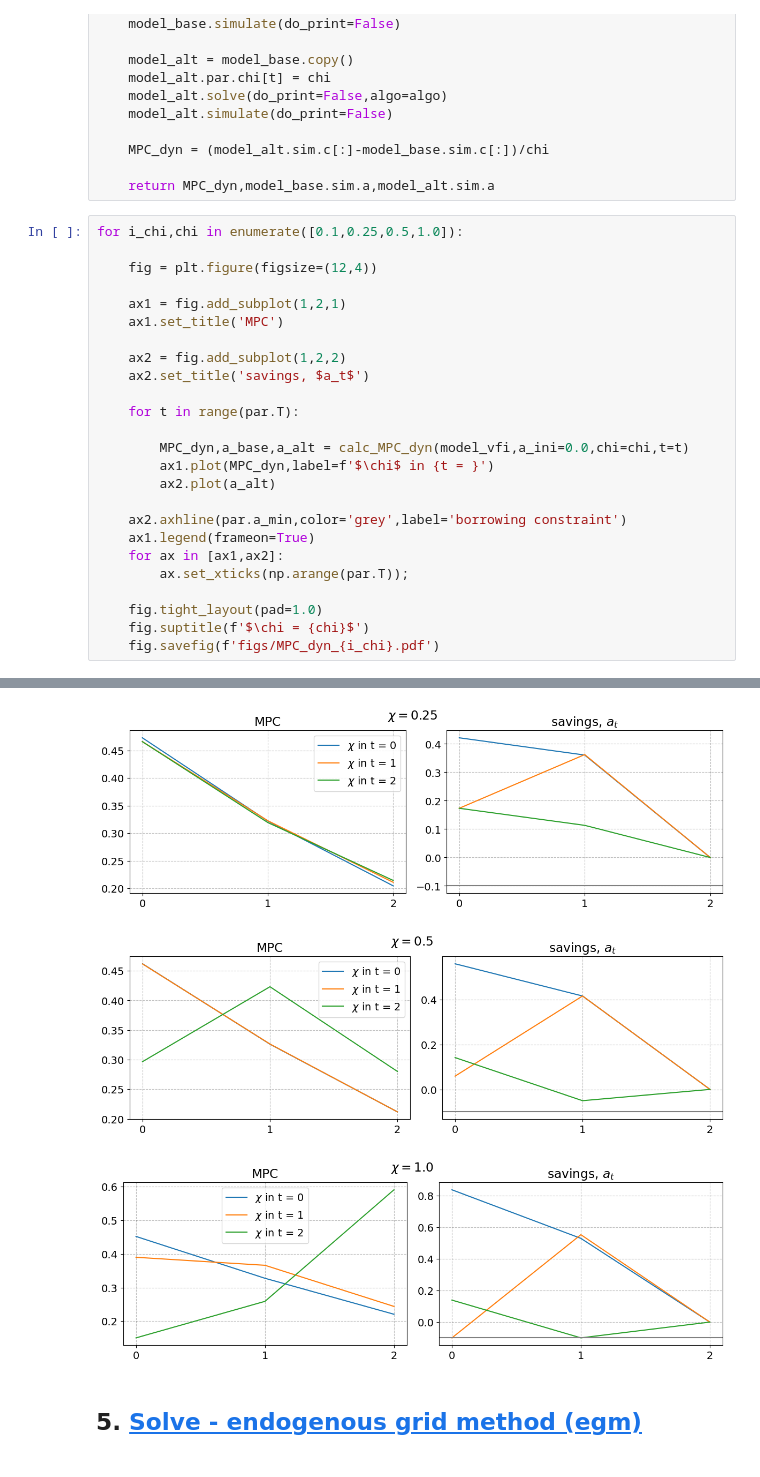
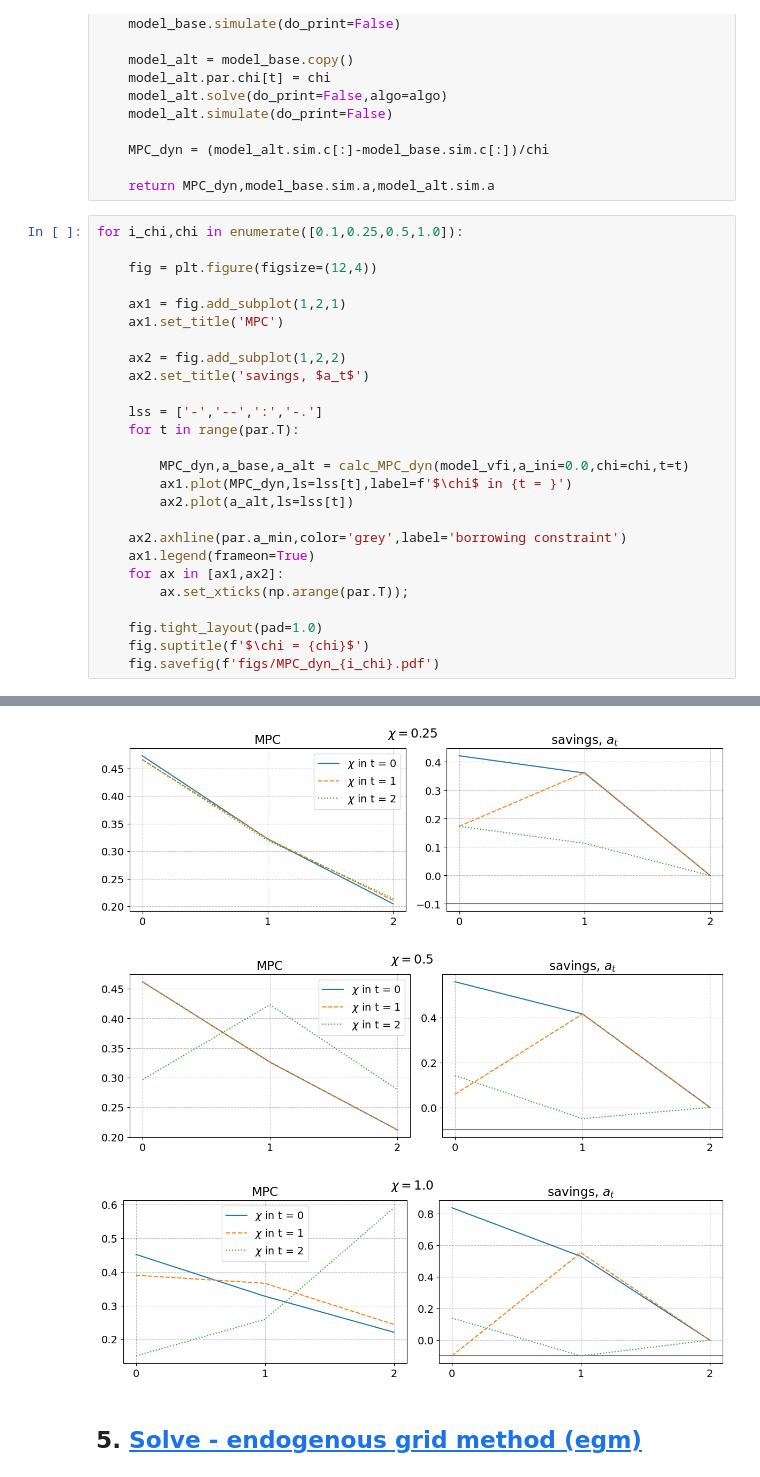
Before and after one commit to NumEconCopenhagen/MiniCourse-HetAMacro, a Jupyter notebook: 01-Consumption-Saving/01. ConSavModel.ipynb, the cells around one changed output, grey strips where cells are left out. Drawn from its saved outputs; the diff is of its cells as text.

```diff
--- a/01-Consumption-Saving/01. ConSavModel.ipynb
+++ b/01-Consumption-Saving/01. ConSavModel.ipynb
@@ -548,11 +550,12 @@ for i_chi,chi in enumerate([0.1,0.25,0.5,1.0]):
     ax2 = fig.add_subplot(1,2,2)
     ax2.set_title('savings, $a_t$')
 
+    lss = ['-','--',':','-.']
     for t in range(par.T):
 
         MPC_dyn,a_base,a_alt = calc_MPC_dyn(model_vfi,a_ini=0.0,chi=chi,t=t)
-        ax1.plot(MPC_dyn,label=f'$\chi$ in {t = }')
-        ax2.plot(a_alt)
+        ax1.plot(MPC_dyn,ls=lss[t],label=f'$\chi$ in {t = }')
+        ax2.plot(a_alt,ls=lss[t])
 
     ax2.axhline(par.a_min,color='grey',label='borrowing constraint')
     ax1.legend(frameon=True)
@@ -567,6 +570,6 @@ for i_chi,chi in enumerate([0.1,0.25,0.5,1.0]):
-[figure, old version]
+[figure, new version]
-[figure, old version]
+[figure, new version]
-[figure, old version]
+[figure, new version]
 # %% [markdown]
 ## 5. <a id='toc5_'></a>[Solve - endogenous grid method (egm)](#toc0_)
 # %%
```
Also changed, not shown: parts of 11 cells of this notebook, 54 other files.
